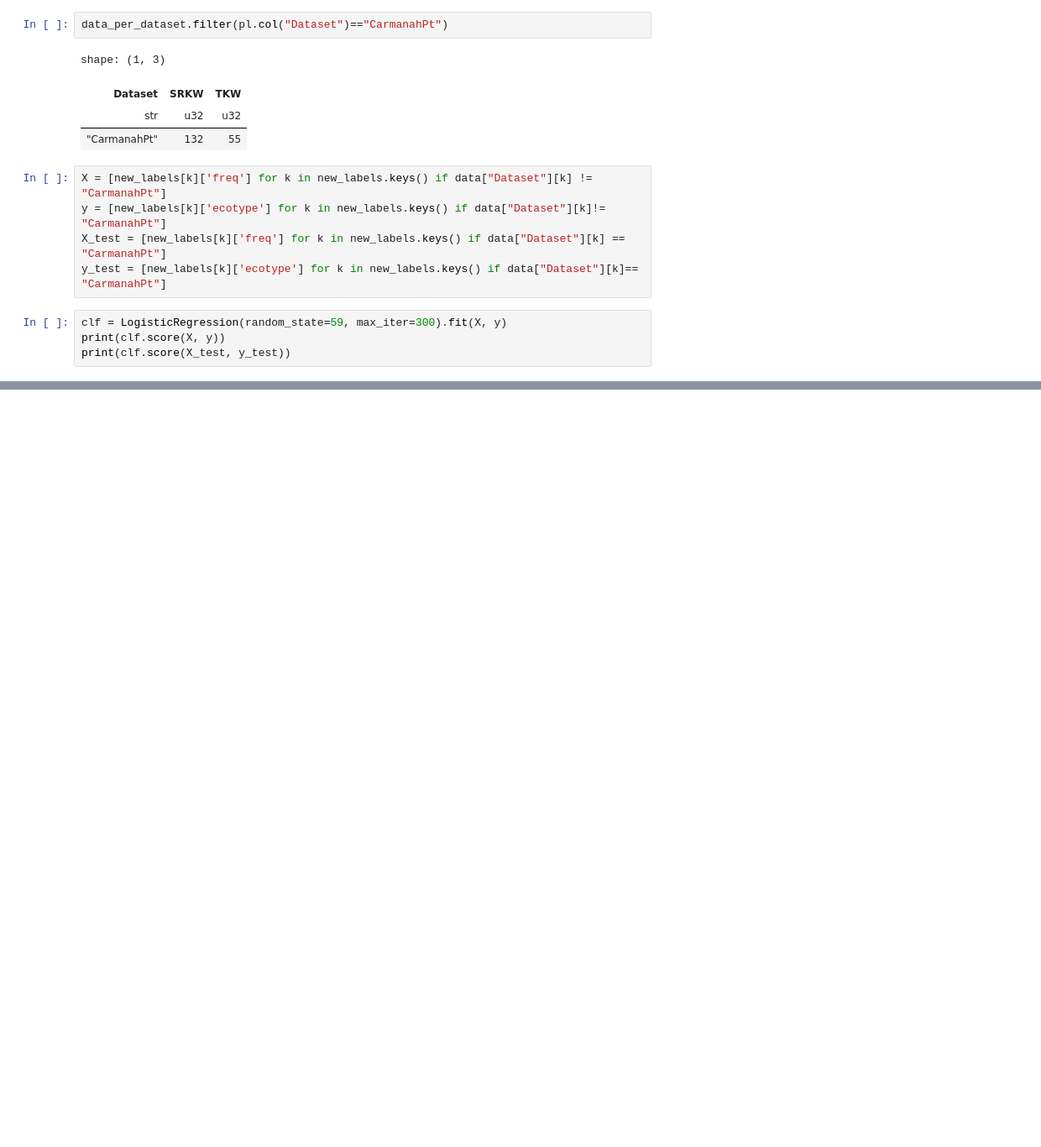
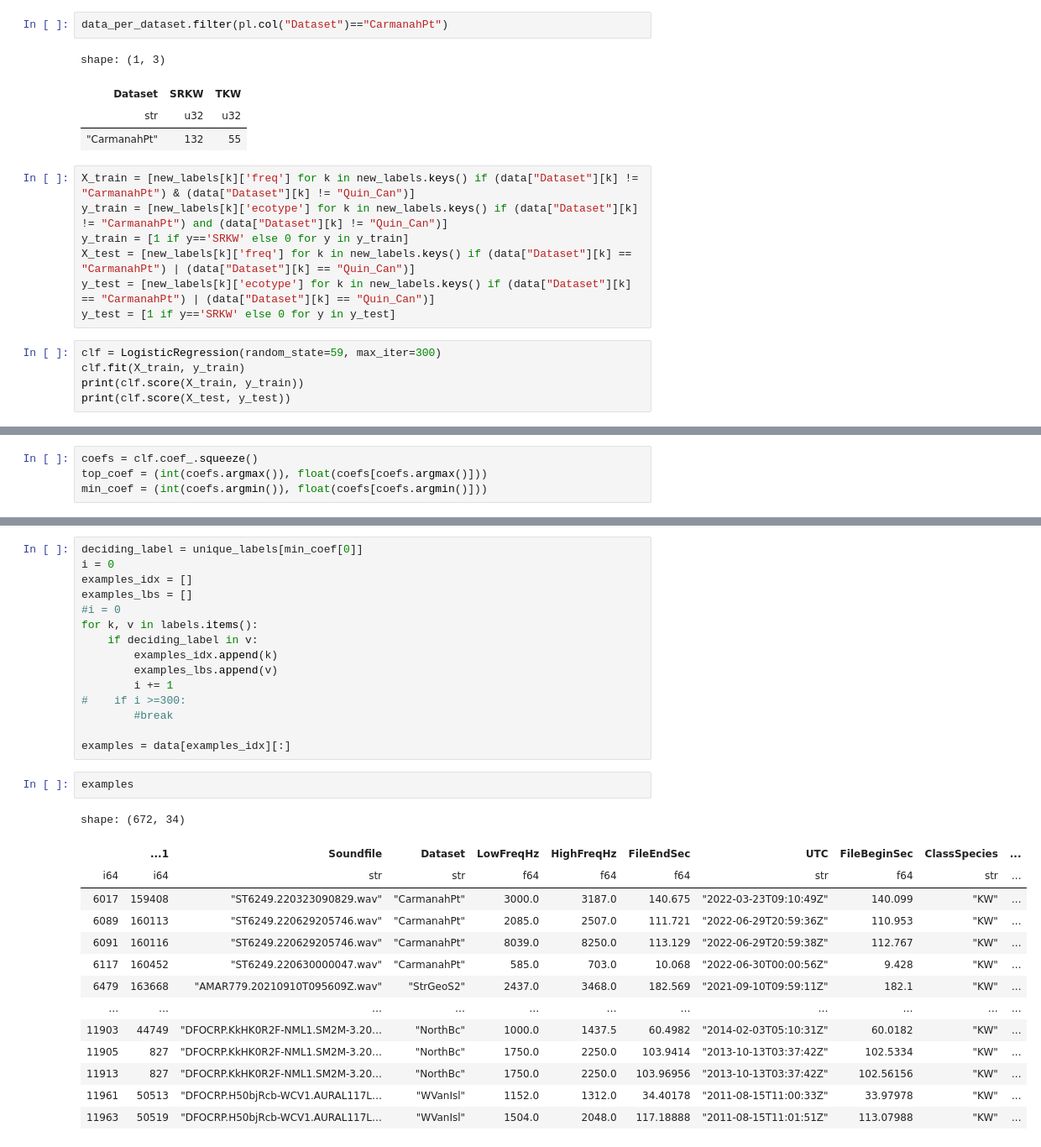
Before and after one commit to sixMenthes/orca_beats, a Jupyter notebook: eda.ipynb, the cells around one changed output, grey strips where cells are left out. Shown at 84% size. Saved outputs shown, nothing was run; the diff lists cells and outputs as text; blank space fills up the shorter version.

Commit message:
logistic regression with baseline. start looking for patches

```diff
--- a/eda.ipynb
+++ b/eda.ipynb
@@ -69,12 +86,15 @@ shape: (1, 3)
 | str | u32 | u32 |
 | "CarmanahPt" | 132 | 55 |
 # %%
-X = [new_labels[k]['freq'] for k in new_labels.keys() if data["Dataset"][k] != "CarmanahPt"]
-y = [new_labels[k]['ecotype'] for k in new_labels.keys() if data["Dataset"][k]!= "CarmanahPt"]
-X_test = [new_labels[k]['freq'] for k in new_labels.keys() if data["Dataset"][k] == "CarmanahPt"]
-y_test = [new_labels[k]['ecotype'] for k in new_labels.keys() if data["Dataset"][k]== "CarmanahPt"]
+X_train = [new_labels[k]['freq'] for k in new_labels.keys() if (data["Dataset"][k] != "CarmanahPt") & (data["Dataset"][k] != "Quin_Can")]
+y_train = [new_labels[k]['ecotype'] for k in new_labels.keys() if (data["Dataset"][k] != "CarmanahPt") and (data["Dataset"][k] != "Quin_Can")]
+y_train = [1 if y=='SRKW' else 0 for y in y_train]
+X_test = [new_labels[k]['freq'] for k in new_labels.keys() if (data["Dataset"][k] == "CarmanahPt") | (data["Dataset"][k] == "Quin_Can")]
+y_test = [new_labels[k]['ecotype'] for k in new_labels.keys() if (data["Dataset"][k] == "CarmanahPt") | (data["Dataset"][k] == "Quin_Can")]
+y_test = [1 if y=='SRKW' else 0 for y in y_test]
 # %%
-clf = LogisticRegression(random_state=59, max_iter=300).fit(X, y)
-print(clf.score(X, y))
+clf = LogisticRegression(random_state=59, max_iter=300)
+clf.fit(X_train, y_train)
+print(clf.score(X_train, y_train))
 print(clf.score(X_test, y_test))
 # %% [output]
@@ -82,0 +117,4 @@ print(clf.score(X_test, y_test))
+# %%
+coefs = clf.coef_.squeeze()
+top_coef = (int(coefs.argmax()), float(coefs[coefs.argmax()]))
+min_coef = (int(coefs.argmin()), float(coefs[coefs.argmin()]))
@@ -82,0 +133,32 @@ print(clf.score(X_test, y_test))
+# %%
+deciding_label = unique_labels[min_coef[0]]
+i = 0
+examples_idx = []
+examples_lbs = []
+#i = 0
+for k, v in labels.items():
+    if deciding_label in v:
+        examples_idx.append(k)
+        examples_lbs.append(v)
+        i += 1
+#    if i >=300:
+        #break
+
+examples = data[examples_idx][:]
+# %%
+examples
+# %% [output]
+shape: (672, 34)
+|  | ...1 | Soundfile | Dataset | LowFreqHz | HighFreqHz | FileEndSec | UTC | FileBeginSec | ClassSpecies | ... |
+| i64 | i64 | str | str | f64 | f64 | f64 | str | f64 | str | ... |
+| 6017 | 159408 | "ST6249.220323090829.wav" | "CarmanahPt" | 3000.0 | 3187.0 | 140.675 | "2022-03-23T09:10:49Z" | 140.099 | "KW" | ... |
+| 6089 | 160113 | "ST6249.220629205746.wav" | "CarmanahPt" | 2085.0 | 2507.0 | 111.721 | "2022-06-29T20:59:36Z" | 110.953 | "KW" | ... |
+| 6091 | 160116 | "ST6249.220629205746.wav" | "CarmanahPt" | 8039.0 | 8250.0 | 113.129 | "2022-06-29T20:59:38Z" | 112.767 | "KW" | ... |
+| 6117 | 160452 | "ST6249.220630000047.wav" | "CarmanahPt" | 585.0 | 703.0 | 10.068 | "2022-06-30T00:00:56Z" | 9.428 | "KW" | ... |
+| 6479 | 163668 | "AMAR779.20210910T095609Z.wav" | "StrGeoS2" | 2437.0 | 3468.0 | 182.569 | "2021-09-10T09:59:11Z" | 182.1 | "KW" | ... |
+| … | … | … | … | … | … | … | … | … | … | ... |
+| 11903 | 44749 | "DFOCRP.KkHK0R2F-NML1.SM2M-3.20… | "NorthBc" | 1000.0 | 1437.5 | 60.4982 | "2014-02-03T05:10:31Z" | 60.0182 | "KW" | ... |
+| 11905 | 827 | "DFOCRP.KkHK0R2F-NML1.SM2M-3.20… | "NorthBc" | 1750.0 | 2250.0 | 103.9414 | "2013-10-13T03:37:42Z" | 102.5334 | "KW" | ... |
+| 11913 | 827 | "DFOCRP.KkHK0R2F-NML1.SM2M-3.20… | "NorthBc" | 1750.0 | 2250.0 | 103.96956 | "2013-10-13T03:37:42Z" | 102.56156 | "KW" | ... |
+| 11961 | 50513 | "DFOCRP.H50bjRcb-WCV1.AURAL117L… | "WVanIsl" | 1152.0 | 1312.0 | 34.40178 | "2011-08-15T11:00:33Z" | 33.97978 | "KW" | ... |
+| 11963 | 50519 | "DFOCRP.H50bjRcb-WCV1.AURAL117L… | "WVanIsl" | 1504.0 | 2048.0 | 117.18888 | "2011-08-15T11:01:51Z" | 113.07988 | "KW" | ... |
```
Also changed, not shown: parts of 13 cells of this notebook.
